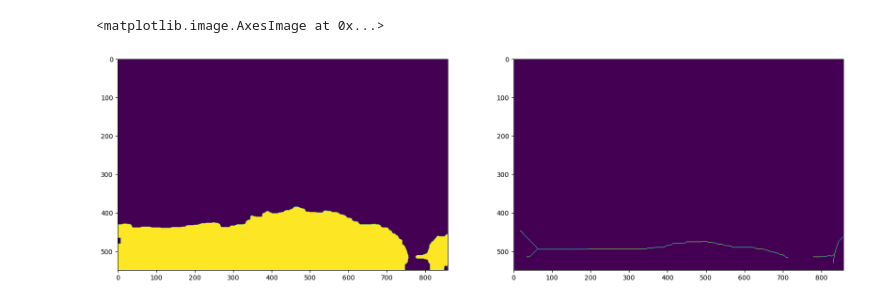
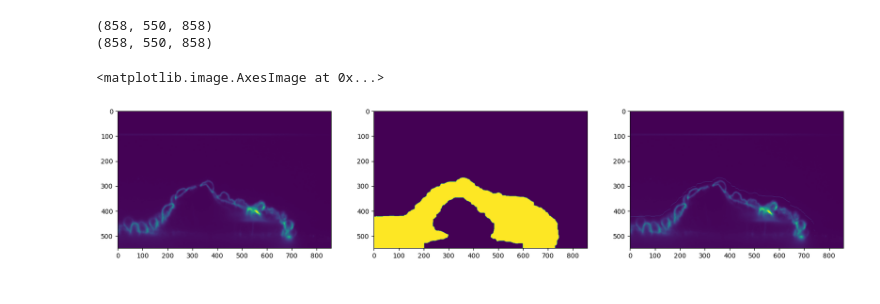
Before and after one commit to P8UXaE/light_sheet_domes, a Jupyter notebook: basalDetection3.ipynb, the cells around one changed output. Saved outputs shown, nothing was run; the diff lists cells and outputs as text; code cells hidden in the pictures.

```diff
--- a/basalDetection3.ipynb
+++ b/basalDetection3.ipynb
@@ -10,19 +11,33 @@ import matplotlib.pyplot as plt
 # %%
 mask = sk.io.imread('domes/70_denoised_mask.tif').astype(np.uint8)
+image = sk.io.imread('domes/70_denoised.tif')
+image = np.transpose(image[3], axes=(1, 0, 2))
+image = np.transpose(image, axes=(2, 1, 0))
+# %%
+print(mask.shape)
+print(image.shape)
+# %% [output]
+(858, 550, 858)
+(858, 550, 858)
 # %%
 closed_mask = []
-skelet_mnask = []
 for i in mask:
     full = cv2.morphologyEx(i, cv2.MORPH_CLOSE, np.ones((15, 15)))
     closed_mask.append(full)
-    skelet_mnask.append(sk.morphology.skeletonize(full, method='lee'))
+
+closed_mask = np.array(closed_mask)
+first_nonzero_indices = np.argmax(closed_mask != 0, axis=1)
+top_mask = np.zeros_like(closed_mask)
+top_mask[np.arange(closed_mask.shape[0])[:, None, None], first_nonzero_indices[:, None, :], np.arange(closed_mask.shape[2])] = 1
 # %%
-y = 100
+y = 300
 plt.figure(figsize=(20,20))
-plt.subplot(121)
+plt.subplot(131)
+plt.imshow(image[y])
+plt.subplot(132)
 plt.imshow(closed_mask[y])
-plt.subplot(122)
-plt.imshow(skelet_mnask[y])
+plt.subplot(133)
+plt.imshow(top_mask[y]*300+image[y])
 # %% [output]
 <matplotlib.image.AxesImage at 0x...>
-[figure, old version]
+[figure, new version]
```
Also changed, not shown: parts of 8 cells of this notebook, 5 other files.
